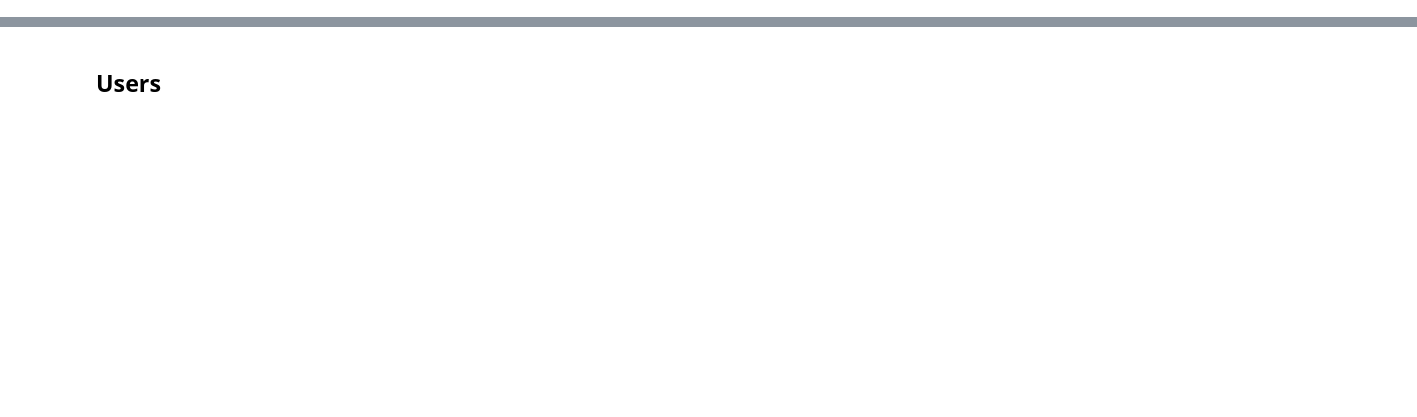
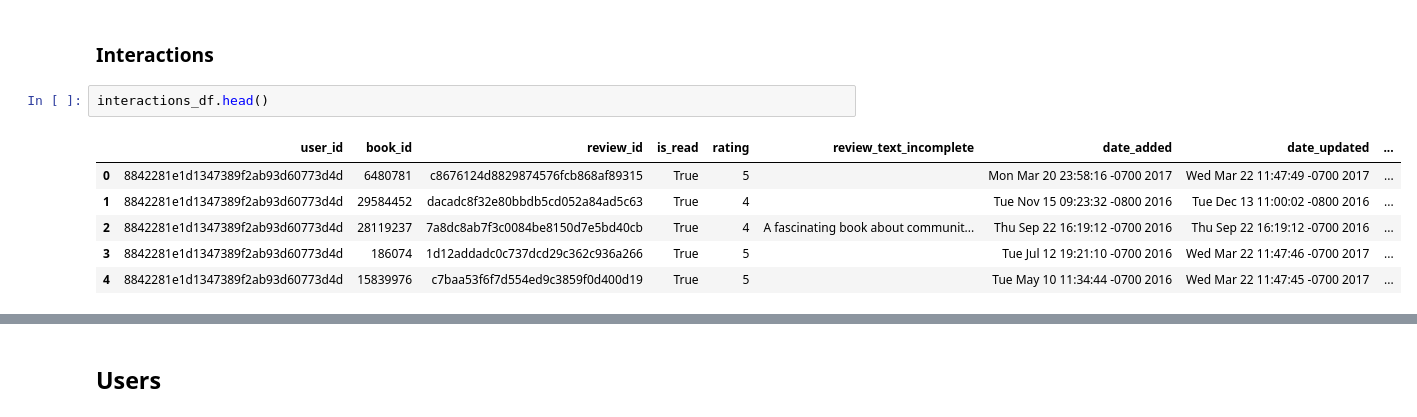
Before and after one commit to yamirghofran/BookDB, a Jupyter notebook: notebooks/upload-data-to-postgres.ipynb, the cells around one changed output, grey strips where cells are left out. Drawn from its saved outputs; the diff is of its cells as text; blank space fills up the shorter version.

```diff
--- a/notebooks/upload-data-to-postgres.ipynb
+++ b/notebooks/upload-data-to-postgres.ipynb
@@ -7,0 +38,11 @@ engine = create_engine(POSTGRES_URL)
+# %% [markdown]
+### Interactions
+# %%
+interactions_df.head()
+# %% [output]
+|  | user_id | book_id | review_id | is_read | rating | review_text_incomplete | date_added | date_updated | ... |
+| 0 | 8842281e1d1347389f2ab93d60773d4d | 6480781 | c8676124d8829874576fcb868af89315 | True | 5 |  | Mon Mar 20 23:58:16 -0700 2017 | Wed Mar 22 11:47:49 -0700 2017 | ... |
+| 1 | 8842281e1d1347389f2ab93d60773d4d | 29584452 | dacadc8f32e80bbdb5cd052a84ad5c63 | True | 4 |  | Tue Nov 15 09:23:32 -0800 2016 | Tue Dec 13 11:00:02 -0800 2016 | ... |
+| 2 | 8842281e1d1347389f2ab93d60773d4d | 28119237 | 7a8dc8ab7f3c0084be8150d7e5bd40cb | True | 4 | A fascinating book about communit... | Thu Sep 22 16:19:12 -0700 2016 | Thu Sep 22 16:19:12 -0700 2016 | ... |
+| 3 | 8842281e1d1347389f2ab93d60773d4d | 186074 | 1d12addadc0c737dcd29c362c936a266 | True | 5 |  | Tue Jul 12 19:21:10 -0700 2016 | Wed Mar 22 11:47:46 -0700 2017 | ... |
+| 4 | 8842281e1d1347389f2ab93d60773d4d | 15839976 | c7baa53f6f7d554ed9c3859f0d400d19 | True | 5 |  | Tue May 10 11:34:44 -0700 2016 | Wed Mar 22 11:47:45 -0700 2017 | ... |
```
Also changed, not shown: parts of 15 cells of this notebook, 2 other files.
